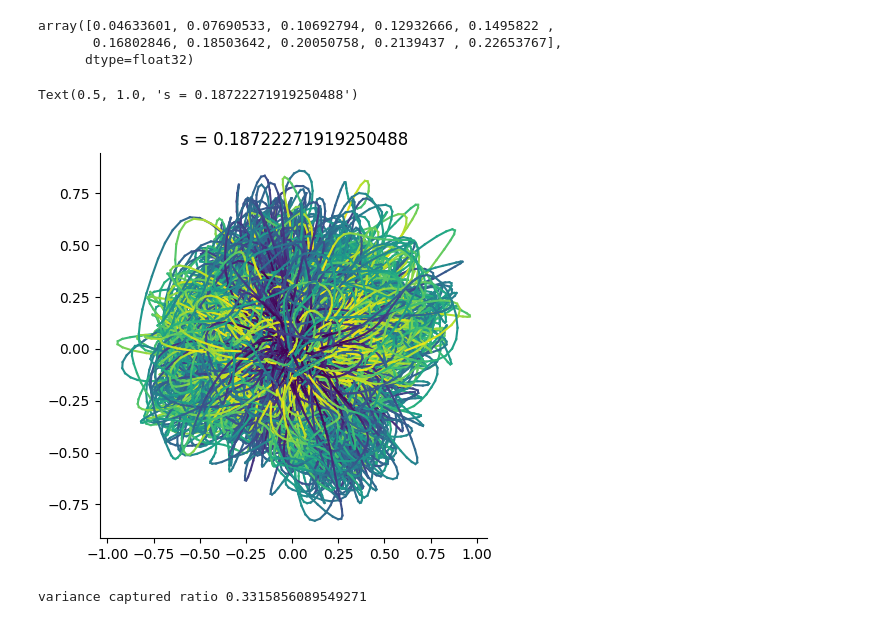
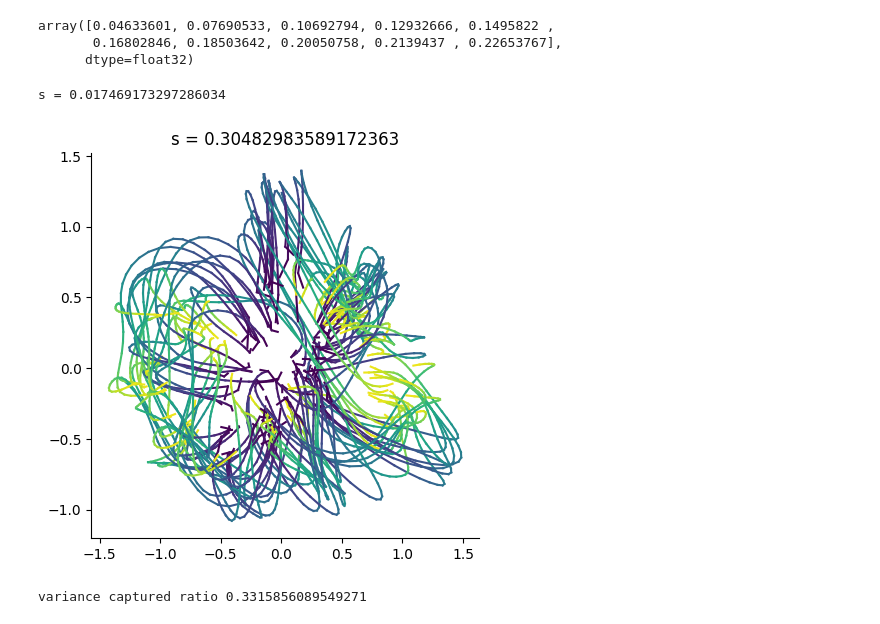
Before and after one commit to ArielleRosinski/SCA_project, a Jupyter notebook: MC_Maze/MC_Maze_final.ipynb, the cells around one changed output. Saved outputs shown, nothing was run; the diff lists cells and outputs as text; code cells hidden in the pictures.

Commit message:
reg spikes

```diff
--- a/MC_Maze/MC_Maze_final.ipynb
+++ b/MC_Maze/MC_Maze_final.ipynb
@@ -125,33 +103,37 @@ np.cumsum(pca_variance_captured)
 array([0.04633601, 0.07690533, 0.10692794, 0.12932666, 0.1495822 ,
        0.16802846, 0.18503642, 0.20050758, 0.2139437 , 0.22653767],
       dtype=float32)
+# %%
+test = np.load('/Users/ariellerosinski/My Drive/Cambridge/Project/outputs/kernel_SCA/MC_Maze_3_7_2024/pca_spikes/softNorm/Y_pca_3d_spikes.npy')
+print(f's = {compute_S_all_pairs(jnp.array(test))}')
+# %% [output]
+s = 0.017469173297286034
 # %%
-#X_pca = np.load("/Users/ariellerosinski/My Drive/Cambridge/Project/datasets/MC_Maze/psth.npy").swapaxes(1,2)
+X_pca = np.load("/Users/ariellerosinski/My Drive/Cambridge/Project/datasets/MC_Maze/psth.npy").swapaxes(1,2)
 #X_pca = np.load("/Users/ariellerosinski/My Drive/Cambridge/Project/datasets/Churchland/churchland.npy") #.swapaxes(1,2)
 #X_pca = np.load("/Users/ariellerosinski/My Drive/Cambridge/Project/datasets/MC_Maze/behaviour/aug_behaviour.npy")
-X_pca = np.load('/Users/ariellerosinski/My Drive/Cambridge/Project/datasets/MC_Maze/train_spksmth.npy').swapaxes(1,2)
+#X_pca = np.load('/Users/ariellerosinski/My Drive/Cambridge/Project/datasets/MC_Maze/train_spksmth.npy').swapaxes(1,2)
 K, N, T = X_pca.shape
 #X_pca, _ = pre_processing(X_pca, soft_normalize='max', pca=False, center=True)
 X_pca, _ = pre_processing(X_pca, soft_normalize='max', pca=False, center=True)
 X_reshaped = X_pca.swapaxes(1,2).reshape(-1, N)
 
 num_pcs = 10
 pca = PCA(num_pcs)
 Y_pca = pca.fit(X_reshaped).transform(X_reshaped) #train, test
 PCs = pca.components_
 Y_pca = Y_pca.reshape(K, T, num_pcs).swapaxes(1,2) #split
 pca_variance_captured = pca.explained_variance_ratio_
 
 plot_2D(Y_pca)
 plt.title(f's = {compute_S_all_pairs(jnp.array(Y_pca))}')
 #plt.title(f"pca {var_explained(X_pca, PCs.T):.2f}")
 #np.save(f'/Users/ariellerosinski/My Drive/Cambridge/Project/outputs/kernel_SCA/MC_Maze_3_7_2024/pca_spikes/Y_pca_{num_pcs}d', Y_pca)
 
 
-#np.save(f'/Users/ariellerosinski/My Drive/Cambridge/Project/outputs/kernel_SCA/MC_Maze_3_7_2024/pca_psth/var_explained', pca_variance_captured)
+np.save(f'/Users/ariellerosinski/My Drive/Cambridge/Project/outputs/kernel_SCA/MC_Maze_3_7_2024/pca_psth/SoftNorm/var_explained', pca_variance_captured)
 # %% [output]
-Text(0.5, 1.0, 's = 0.18722271919250488')
-[figure, old version]
+[figure, new version]
 # %%
 """ jPCA """
 #X = np.load('/Users/ariellerosinski/My Drive/Cambridge/Project/datasets/MC_Maze/train_spksmth.npy').swapaxes(1,2)
```
Also changed, not shown: parts of 1 cell of this notebook, 4 other files.
